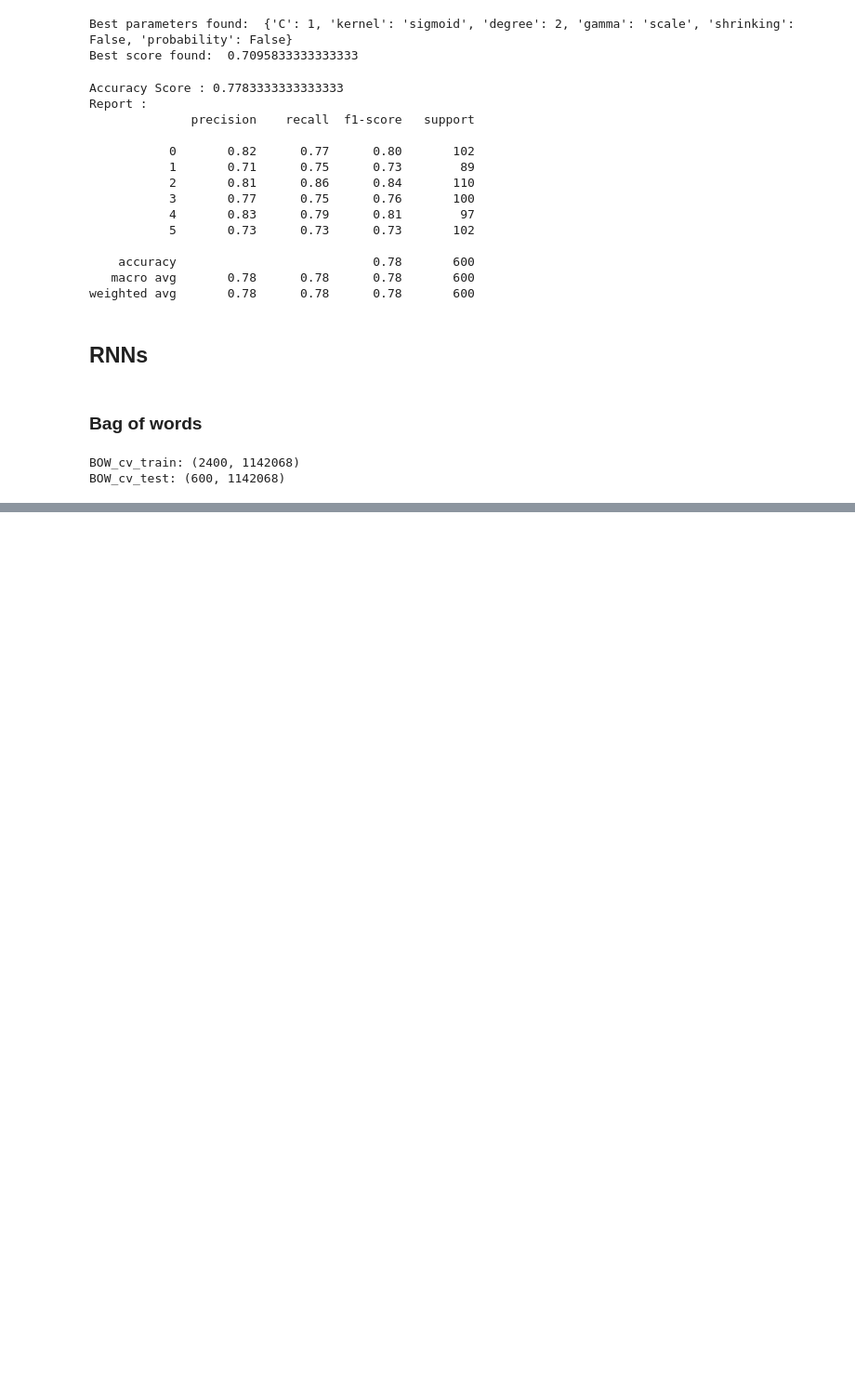
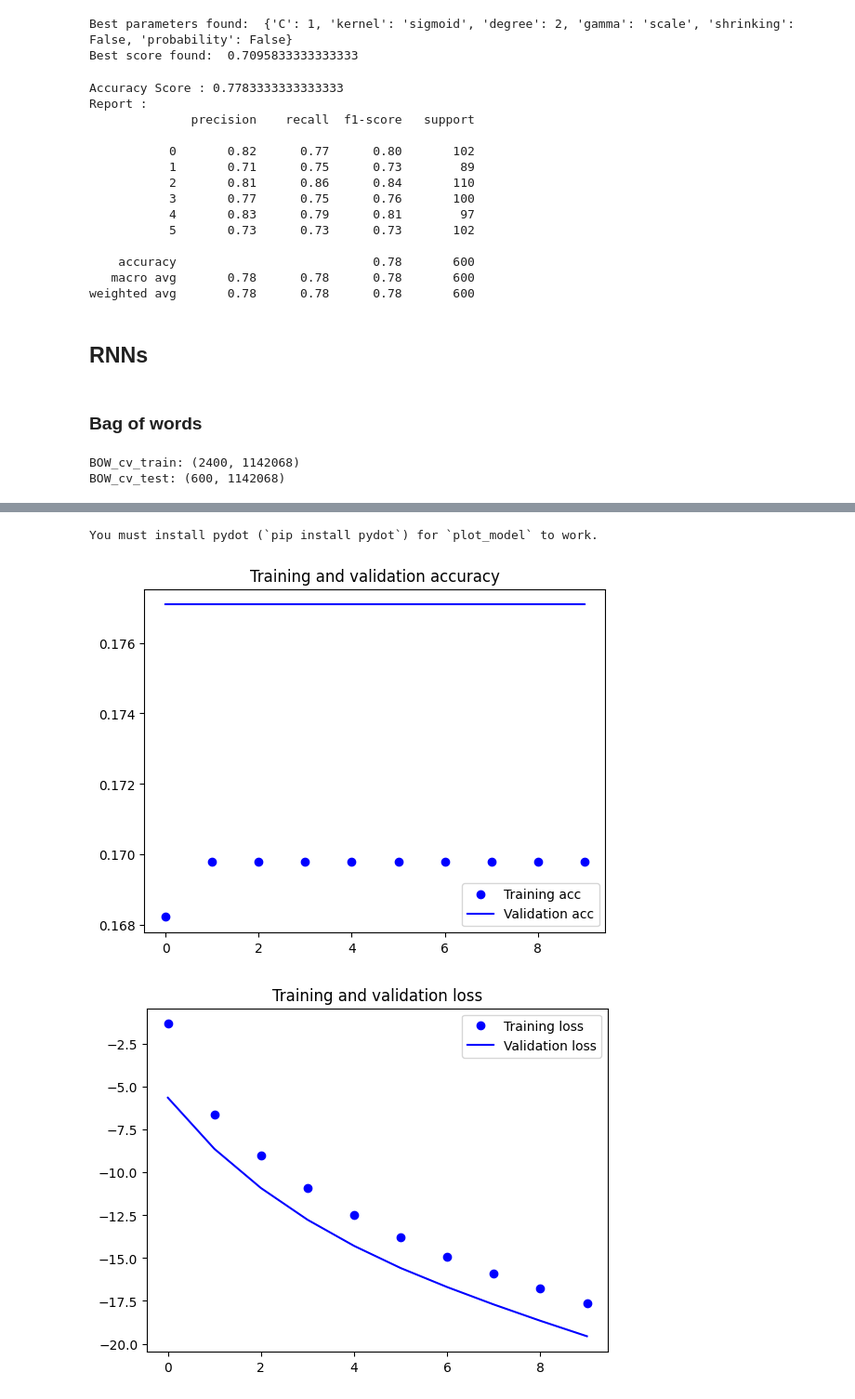
Before and after one commit to Lawrence4U/BookGenreDetector, a Jupyter notebook: src/bookGenreDetector.ipynb, the cells around one changed output, grey strips where cells are left out. Shown: that part at 93% size. Drawn from its saved outputs; the diff is of its cells as text; code cells hidden in the pictures; blank space fills up the shorter version.

```diff
--- a/src/bookGenreDetector.ipynb
+++ b/src/bookGenreDetector.ipynb
@@ -454,0 +468,3 @@ BOW_cv_test: (600, 1142068)
+# %%
+features = len(le2.classes_)
+features
@@ -454,0 +499,7 @@ BOW_cv_test: (600, 1142068)
+# %%
+X_train, X_test, y_train, y_test = train_test_split(df_lstm.summary, y, test_size=0.2, random_state=557)
+# %%
+X_train = sequence.pad_sequences(X_train, maxlen=2000)
+X_test = sequence.pad_sequences(X_test, maxlen=2000)
+print('input_train shape:', X_train.shape)
+print('input_test shape:', X_test.shape)
@@ -454,0 +509,13 @@ BOW_cv_test: (600, 1142068)
+# %%
+model = Sequential()
+model.add(Embedding(features, 32))
+model.add(LSTM(32))
+model.add(Dense(1, activation='sigmoid'))
+
+model.compile(optimizer='rmsprop',
+              loss='binary_crossentropy',
+              metrics=['acc'])
+history = model.fit(X_train, y_train,
+                    epochs=10,
+                    batch_size=128,
+                    validation_split=0.2)
@@ -454,0 +560,29 @@ BOW_cv_test: (600, 1142068)
+# %%
+from keras.utils import plot_model
+plot_model(model, show_shapes=True, to_file="model.png")
+# %% [output]
+You must install pydot (`pip install pydot`) for `plot_model` to work.
+# %%
+acc = history.history['acc']
+val_acc = history.history['val_acc']
+loss = history.history['loss']
+val_loss = history.history['val_loss']
+
+epochs = range(len(acc))
+
+plt.plot(epochs, acc, 'bo', label='Training acc')
+plt.plot(epochs, val_acc, 'b', label='Validation acc')
+plt.title('Training and validation accuracy')
+plt.legend()
+
+plt.figure()
+
+plt.plot(epochs, loss, 'bo', label='Training loss')
+plt.plot(epochs, val_loss, 'b', label='Validation loss')
+plt.title('Training and validation loss')
+plt.legend()
+
+plt.show()
+# %% [output]
+[figure, added]
+[figure, added]
```
Also changed, not shown: parts of 16 cells of this notebook, 1 other file.
